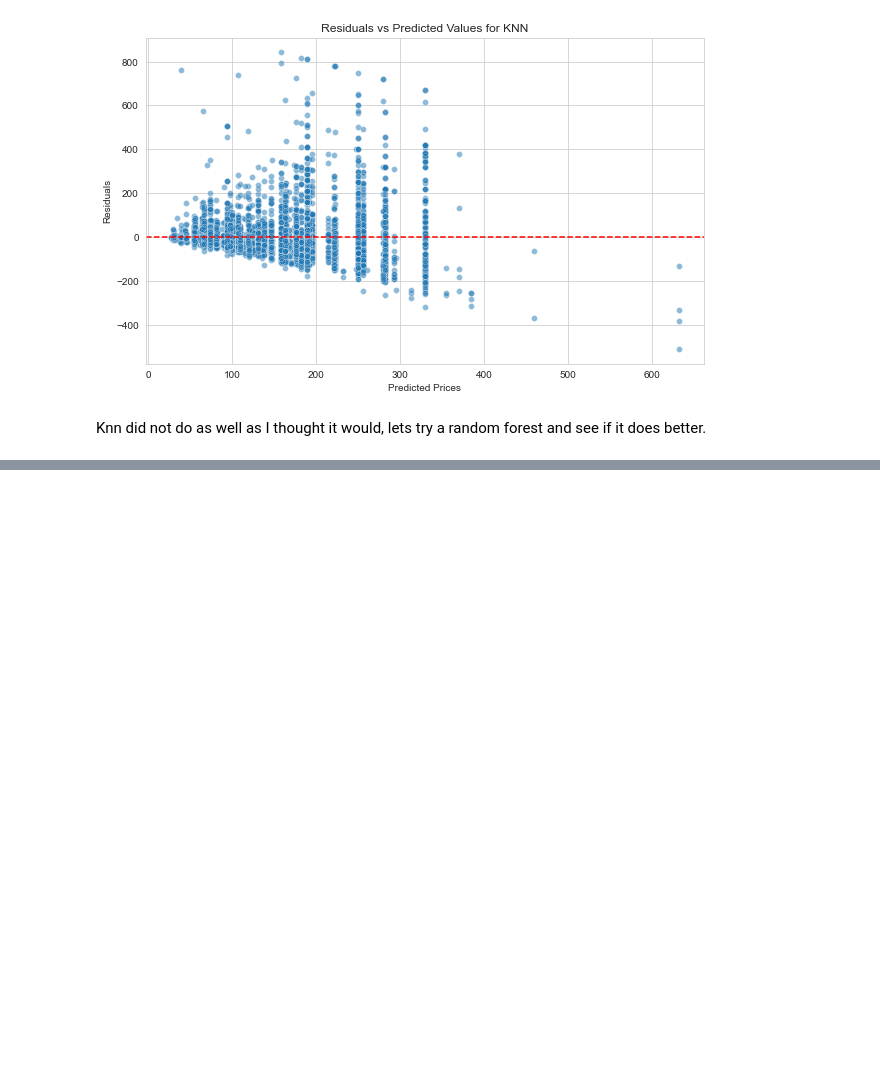
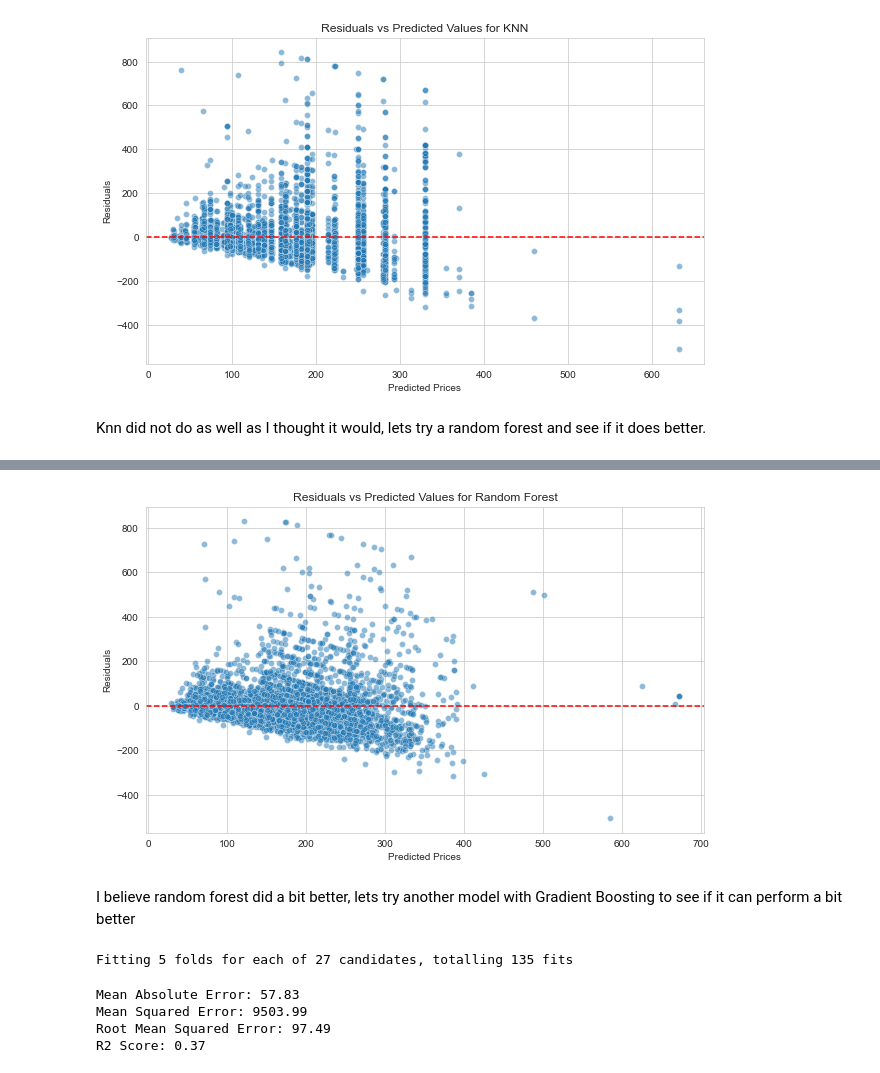
Before and after one commit to mrawlin6/AirBNB_Listings, a Jupyter notebook: AirBNB_DATA/AirBNB_EDA.ipynb, the cells around one changed output, grey strips where cells are left out. Saved outputs shown, nothing was run; the diff lists cells and outputs as text; code cells hidden in the pictures; blank space fills up the shorter version.

```diff
--- a/AirBNB_DATA/AirBNB_EDA.ipynb
+++ b/AirBNB_DATA/AirBNB_EDA.ipynb
@@ -1289,0 +1369,66 @@ Knn did not do as well as I thought it would, lets try a random forest and see i
+# %%
+# Plot the residuals
+residuals = y_test-y_pred_rf
+
+plt.figure(figsize=(10,6))
+sns.scatterplot(x=y_pred_rf, y=residuals, alpha=0.5)
+plt.axhline(0, color='red', linestyle='--')
+plt.title('Residuals vs Predicted Values for Random Forest')
+plt.xlabel('Predicted Prices')
+plt.ylabel('Residuals')
+plt.show()
+# %% [output]
+[figure, added]
+# %% [markdown]
+I believe random forest did a bit better, lets try another model with Gradient Boosting to see if it can perform a bit better
+# %%
+# import Gradient boosting regressor
+from sklearn.ensemble import GradientBoostingRegressor
+
+# Create the pipeline
+gb_pipeline = Pipeline([
+    ('preprocess', preprocess),
+    ('gb', GradientBoostingRegressor(random_state=42))
+])
+
+# Create parameter grid
+param_gb = {
+    'gb__n_estimators': [100, 150, 200],
+    'gb__max_depth': [3, 5, 7],
+    'gb__learning_rate': [0.05, 0.1, 0.15]
+}
+
+# Perform Grid Search
+grid_search_gb = GridSearchCV(gb_pipeline,
+                             param_gb,
+                             cv=5,
+                             scoring='neg_mean_squared_error',
+                             n_jobs=-1,
+                             verbose=2)
+
+# Fit the grid search with the training data
+grid_search_gb.fit(X_train, y_train)
+
+# Use the best parameters for the tree
+best_gb = grid_search_gb.best_estimator_
+
+# Make Predictions with best knn
+y_pred_gb = best_gb.predict(X_test)
+
+# Evaluate the predictions
+mae_gb = mean_absolute_error(y_test, y_pred_gb)
+mse_gb = mean_squared_error(y_test, y_pred_gb)
+rmse_gb = np.sqrt(mse_gb)
+r2_gb = r2_score(y_test, y_pred_gb)
+
+# Print Scores
+print(f"Mean Absolute Error: {mae_gb:.2f}")
+print(f"Mean Squared Error: {mse_gb:.2f}")
+print(f"Root Mean Squared Error: {rmse_gb:.2f}")
+print(f"R2 Score: {r2_gb:.2f}")
+# %% [output]
+Fitting 5 folds for each of 27 candidates, totalling 135 fits
+Mean Absolute Error: 57.83
+Mean Squared Error: 9503.99
+Root Mean Squared Error: 97.49
+R2 Score: 0.37
```
Also changed, not shown: parts of 5 cells of this notebook.
